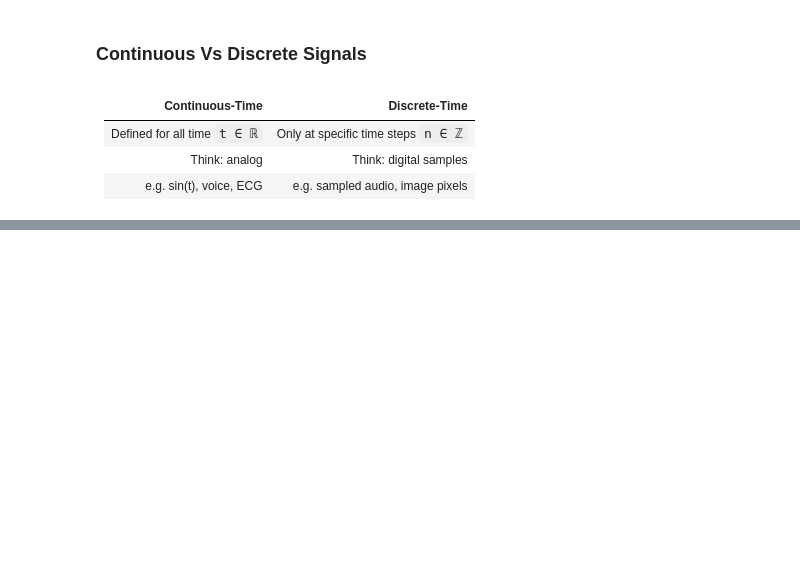
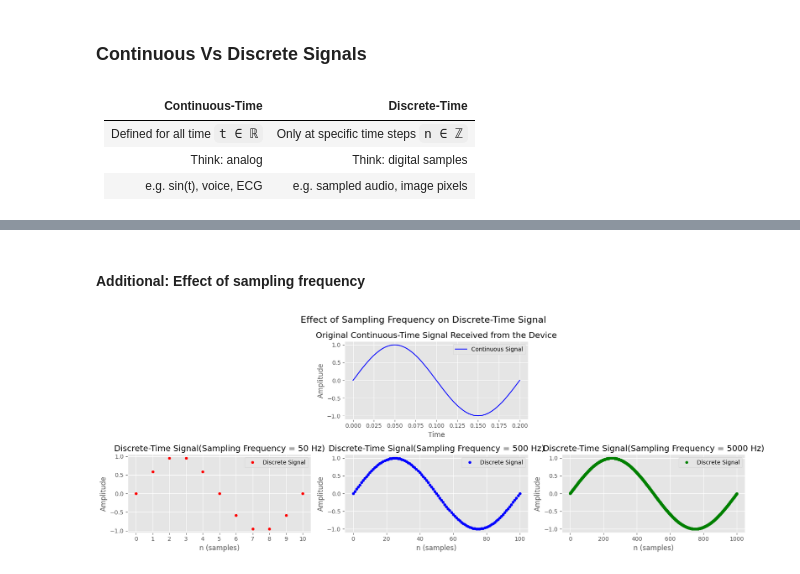
Before and after one commit to Oshadha345/Signals_and_Systems, a Jupyter notebook: Notebook/Signals.ipynb, the cells around one changed output, grey strips where cells are left out. Saved outputs shown, nothing was run; the diff lists cells and outputs as text; code cells hidden in the pictures; blank space fills up the shorter version.

```diff
--- a/Notebook/Signals.ipynb
+++ b/Notebook/Signals.ipynb
@@ -52,0 +65,66 @@ plt.show()
+# %% [markdown]
+#### Additional: Effect of sampling frequency
+# %%
+# period of the continuous signal
+T = 1 / 5  # 5 Hz frequency
+
+#continuous function definition
+t = np.linspace(0,0.2, 1000)
+x_ct = np.sin(2 * np.pi * t / T)
+
+#discrete function definition
+
+# if the sampling frequency is 50 Hz ; T/10 = 0.02 seconds
+n_50 = np.arange(0,11)  # 10 samples
+x_dt_50 = np.sin(2 * np.pi * 0.1 * n)
+
+# if the sampling frequency is 100 Hz ; T/20 = 0.01 seconds
+n_500 = np.arange(0, 21)  # 20 samples
+x_dt_500 = np.sin(2 * np.pi * 0.05 * n_500)
+
+# if the sampling frequency is 5000 Hz ; T/1000 = 0.0002 seconds
+n_5000 = np.arange(0, 1001)  # 1000 samples
+x_dt_5000 = np.sin(2 * np.pi * 0.001 * n_5000)
+
+#plot both signals
+
+plt.figure(figsize=(16,6))
+
+
+plt.subplot(2, 3, 2)
+plt.plot(t, x_ct, label='Continuous Signal', color='blue')
+plt.title('Original CT Signal Received from the Device')
+plt.xlabel('Time')
+plt.ylabel('Amplitude')
+plt.legend(loc='upper right')
+
+plt.subplot(2, 3, 4)
+plt.plot(n_50, x_dt_50, 'ro', label='Discrete Signal', markersize=4)
+plt.title('DT Signal(Sampling Frequency = 50 Hz)')
+plt.xticks(n_50)  # Set x-ticks to match discrete samples
+plt.xlabel('n (samples)')
+plt.ylabel('Amplitude')
+plt.legend(loc='upper right')
+
+plt.subplot(2, 3, 5)
+plt.plot(n_500, x_dt_500, 'bo', label='Discrete Signal', markersize=4)
+plt.title('DT Signal(Sampling Frequency = 500 Hz)')
+plt.xlabel('n (samples)')
+plt.ylabel('Amplitude')
+plt.legend(loc='upper right')
+
+plt.subplot(2, 3, 6)
+plt.plot(n_5000, x_dt_5000, 'go', label='Discrete Signal', markersize=4)
+plt.title('DT Signal(Sampling Frequency = 5000 Hz)')
+plt.xlabel('n (samples)')
+plt.ylabel('Amplitude')
+plt.legend(loc='upper right')
+
+plt.suptitle('Effect of Sampling Frequency on Discrete-Time Signal', fontsize=16)
+plt.subplots_adjust(hspace=0.4, wspace=0.4)
+style.use('ggplot')
+plt.grid(True)
+plt.tight_layout()
+plt.show()
+# %% [output]
+[figure, added]
```
Also changed, not shown: parts of 1 cell of this notebook, 1 other file.
